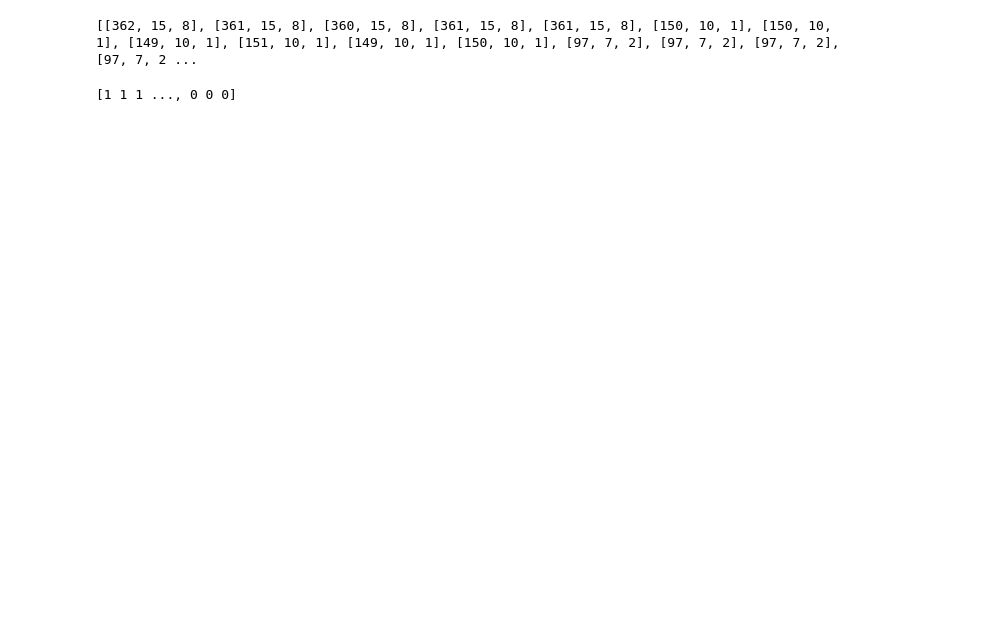
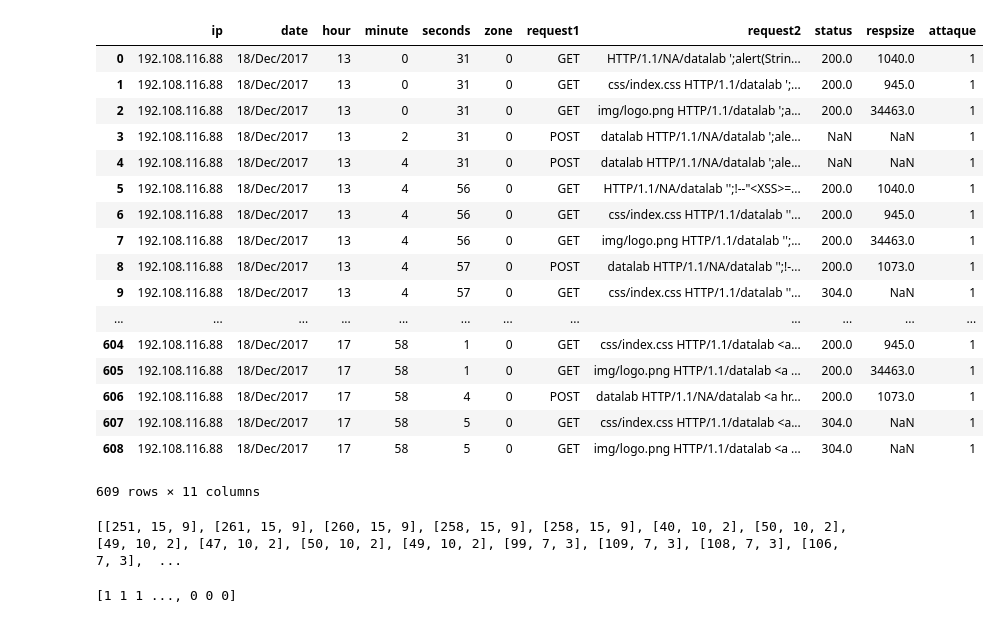
Before and after one commit to songchangyi/CyberAttackDetection, a Jupyter notebook: xss/svc xss.ipynb, the cells around one changed output. Cells and saved outputs as stored; diff of their text form; code cells hidden in the pictures; blank space fills up the shorter version.

```diff
--- a/xss/svc xss.ipynb
+++ b/xss/svc xss.ipynb
@@ -42,13 +43,34 @@ data_logs
+# %%
+data_logs[data_logs['attaque']==1]
+# %% [output]
+|  | ip | date | hour | minute | seconds | zone | request1 | request2 | status | respsize | attaque |
+| 0 | 192.108.116.88 | 18/Dec/2017 | 13 | 0 | 31 | 0 | GET | HTTP/1.1/NA/datalab ';alert(Strin... | 200.0 | 1040.0 | 1 |
+| 1 | 192.108.116.88 | 18/Dec/2017 | 13 | 0 | 31 | 0 | GET | css/index.css HTTP/1.1/datalab ';... | 200.0 | 945.0 | 1 |
+| 2 | 192.108.116.88 | 18/Dec/2017 | 13 | 0 | 31 | 0 | GET | img/logo.png HTTP/1.1/datalab ';a... | 200.0 | 34463.0 | 1 |
+| 3 | 192.108.116.88 | 18/Dec/2017 | 13 | 2 | 31 | 0 | POST | datalab HTTP/1.1/NA/datalab ';ale... | NaN | NaN | 1 |
+| 4 | 192.108.116.88 | 18/Dec/2017 | 13 | 4 | 31 | 0 | POST | datalab HTTP/1.1/NA/datalab ';ale... | NaN | NaN | 1 |
+| 5 | 192.108.116.88 | 18/Dec/2017 | 13 | 4 | 56 | 0 | GET | HTTP/1.1/NA/datalab '';!--"<XSS>=... | 200.0 | 1040.0 | 1 |
+| 6 | 192.108.116.88 | 18/Dec/2017 | 13 | 4 | 56 | 0 | GET | css/index.css HTTP/1.1/datalab ''... | 200.0 | 945.0 | 1 |
+| 7 | 192.108.116.88 | 18/Dec/2017 | 13 | 4 | 56 | 0 | GET | img/logo.png HTTP/1.1/datalab '';... | 200.0 | 34463.0 | 1 |
+| 8 | 192.108.116.88 | 18/Dec/2017 | 13 | 4 | 57 | 0 | POST | datalab HTTP/1.1/NA/datalab '';!-... | 200.0 | 1073.0 | 1 |
+| 9 | 192.108.116.88 | 18/Dec/2017 | 13 | 4 | 57 | 0 | GET | css/index.css HTTP/1.1/datalab ''... | 304.0 | NaN | 1 |
+| ... | ... | ... | ... | ... | ... | ... | ... | ... | ... | ... | ... |
+| 604 | 192.108.116.88 | 18/Dec/2017 | 17 | 58 | 1 | 0 | GET | css/index.css HTTP/1.1/datalab <a... | 200.0 | 945.0 | 1 |
+| 605 | 192.108.116.88 | 18/Dec/2017 | 17 | 58 | 1 | 0 | GET | img/logo.png HTTP/1.1/datalab <a ... | 200.0 | 34463.0 | 1 |
+| 606 | 192.108.116.88 | 18/Dec/2017 | 17 | 58 | 4 | 0 | POST | datalab HTTP/1.1/NA/datalab <a hr... | 200.0 | 1073.0 | 1 |
+| 607 | 192.108.116.88 | 18/Dec/2017 | 17 | 58 | 5 | 0 | GET | css/index.css HTTP/1.1/datalab <a... | 304.0 | NaN | 1 |
+| 608 | 192.108.116.88 | 18/Dec/2017 | 17 | 58 | 5 | 0 | GET | img/logo.png HTTP/1.1/datalab <a ... | 304.0 | NaN | 1 |
+609 rows × 11 columns
 # %%
 x=[]
-for line in data_logs.computer.values:
+for line in data_logs.request2.values:
     f1=get_len(line)
     f2=get_evil_char(line)
     f3=get_evil_word(line)
     x.append([f1,f2,f3])
 print(x)
 # %% [output]
-[[362, 15, 8], [361, 15, 8], [360, 15, 8], [361, 15, 8], [361, 15, 8], [150, 10, 1], [150, 10, 1], [149, 10, 1], [151, 10, 1], [149, 10, 1], [150, 10, 1], [97, 7, 2], [97, 7, 2], [97, 7, 2], [97, 7, 2 ...
+[[251, 15, 9], [261, 15, 9], [260, 15, 9], [258, 15, 9], [258, 15, 9], [40, 10, 2], [50, 10, 2], [49, 10, 2], [47, 10, 2], [50, 10, 2], [49, 10, 2], [99, 7, 3], [109, 7, 3], [108, 7, 3], [106, 7, 3],  ...
 # %%
 y=data_logs.attaque.values
 print(y)
```
Also changed, not shown: parts of 3 cells of this notebook, 17 other files.
